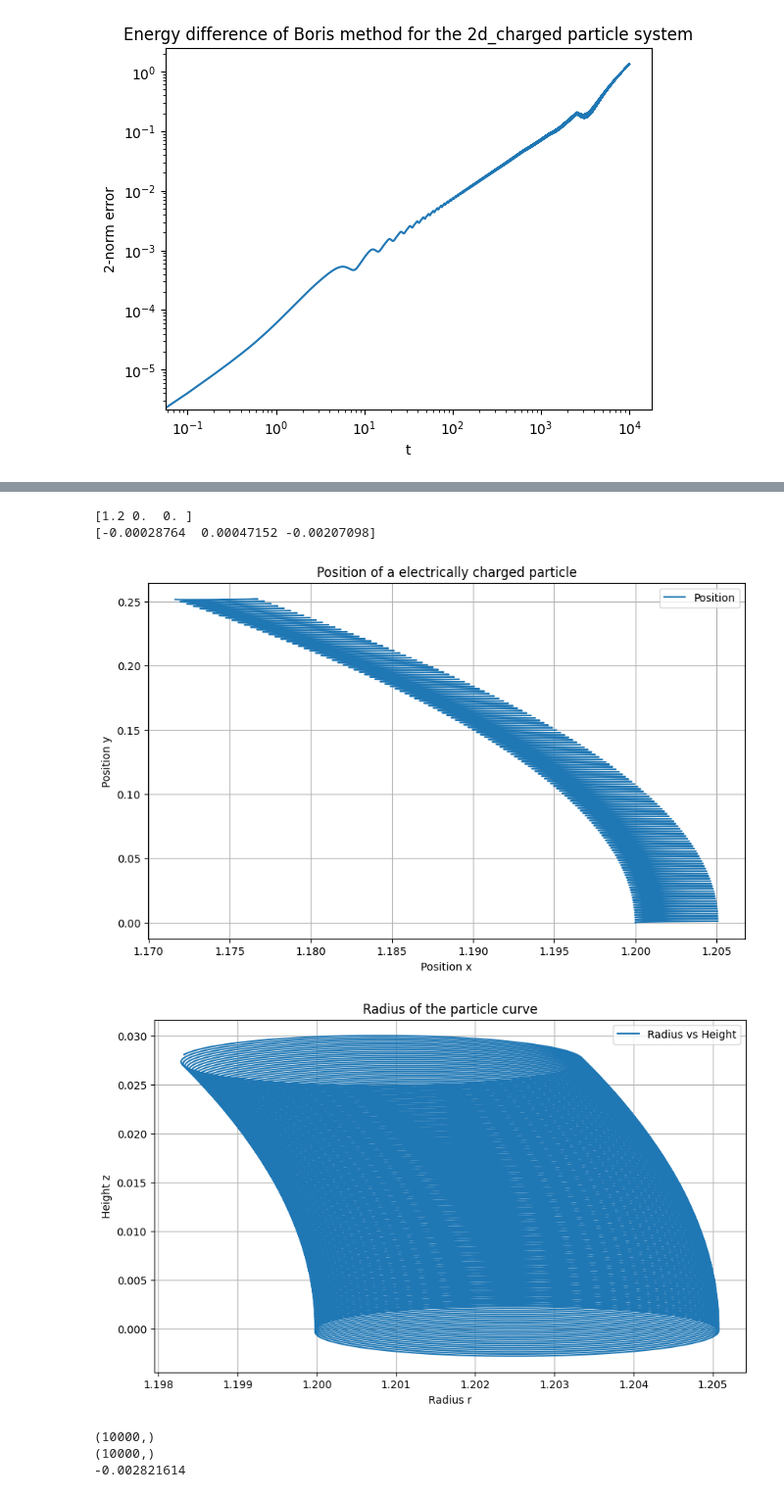
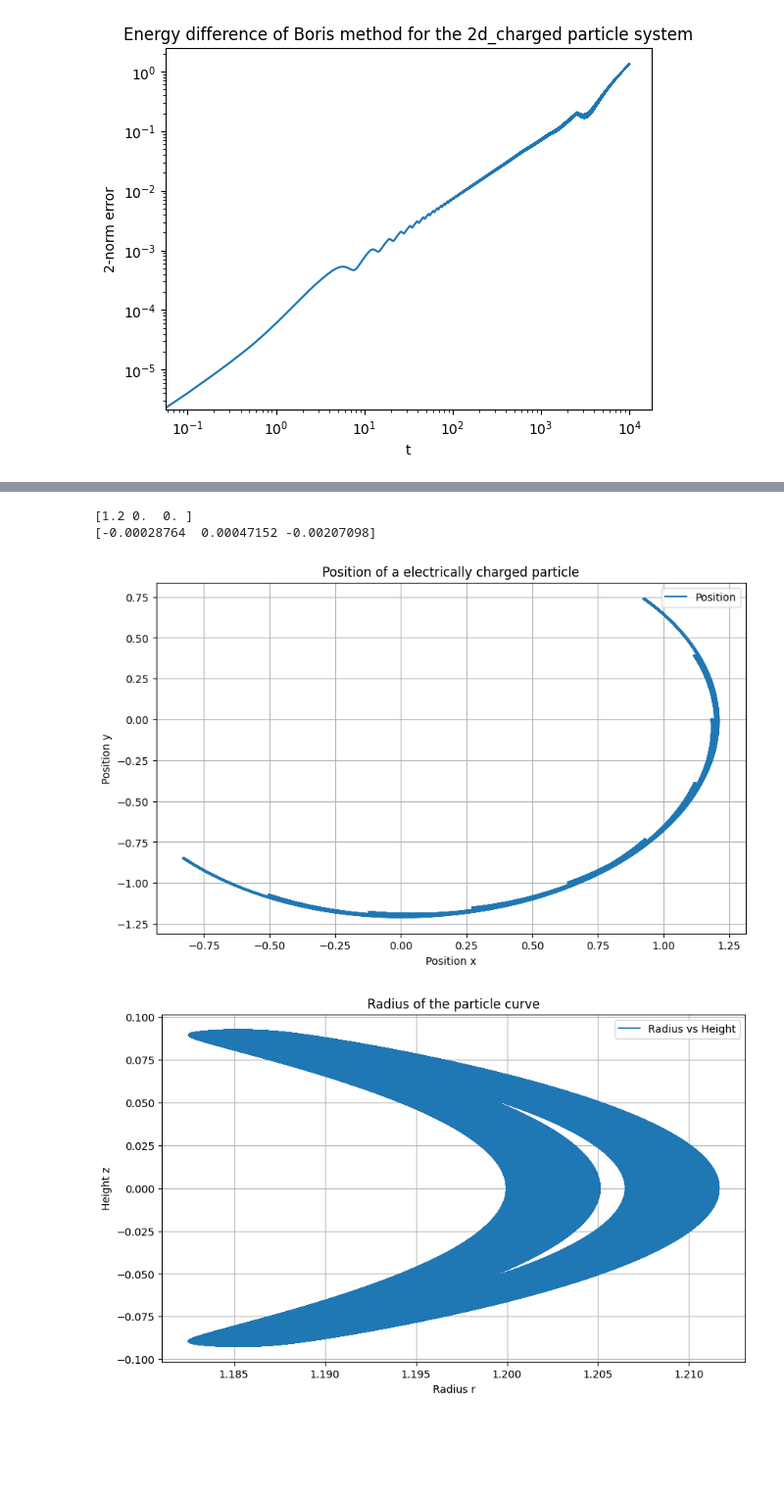
Before and after one commit to vemundsw/Project-2-TMA4215, a Jupyter notebook: Herman.ipynb, the cells around one changed output, grey strips where cells are left out. Shown at 98% size. Cells and saved outputs as stored; diff of their text form; code cells hidden in the pictures; blank space fills up the shorter version.

```diff
--- a/Herman.ipynb
+++ b/Herman.ipynb
@@ -347,7 +348,7 @@ def Btok(x: jnp.array) -> jnp.array:
     Returns the magnetic field strength
     """
 
-    r = jnp.sqrt(x[0] ** 2 + x[1] ** 2)
+    r = jnp.clip(jnp.sqrt(x[0] ** 2 + x[1] ** 2), 1e-15)
 
     return jnp.array([-(2 * x[1] + x[0]*x[2]) / (2 * r**2),
                           (2*x[0] - x[1]*x[2]) / (2* r**2),
@@ -397,47 +398,37 @@ v0 = jnp.array([0, 4.816* 10**(-4),  -2.059*10**(-3)])
 
 h = 0.1    # Steplength
 t_0 = 0
-T = 10**3  # Total time
+T = 10**5  # Total time
 t = jnp.arange(t_0, T, h)
 
 
 positions, velocities = Boris_method(x0, v0, Btok, Utok, gradUtok, T, h)
 
 print(positions[0])
 print(velocities[0])
 
 fig, ax = plt.subplots(figsize=(10, 6))
 ax.plot(positions[:,0], positions[:, 1], label = "Position")
 ax.set_ylabel("Position y")
 ax.set_xlabel("Position x")
 ax.grid(True)
 ax.legend()
 ax.set_title("Position of a electrically charged particle")
 plt.show()
 
 
-
 radius = jnp.sqrt(positions[:,0]**2 + positions[:,1]**2)
 fig, ax = plt.subplots(figsize=(10, 6))
 ax.plot(radius, positions[:,2], label = "Radius vs Height")
 ax.set_ylabel("Height z")
 ax.set_xlabel("Radius r")
 ax.grid(True)
 ax.legend()
 ax.set_title("Position of a charged particle in the Tokamak system")
 plt.title("Radius of the particle curve")
 plt.show()
-
-
-
-print(positions[:,2].shape)
-print(radius.shape)
-print(min(positions[:,2]))
 # %% [output]
 [1.2 0.  0. ]
 [-0.00028764  0.00047152 -0.00207098]
-[figure, old version]
+[figure, new version]
-[figure, old version]
+[figure, new version]
-(10000,)
-(10000,)
--0.002821614
```
Also changed, not shown: parts of 1 cell of this notebook, 4 other files.
